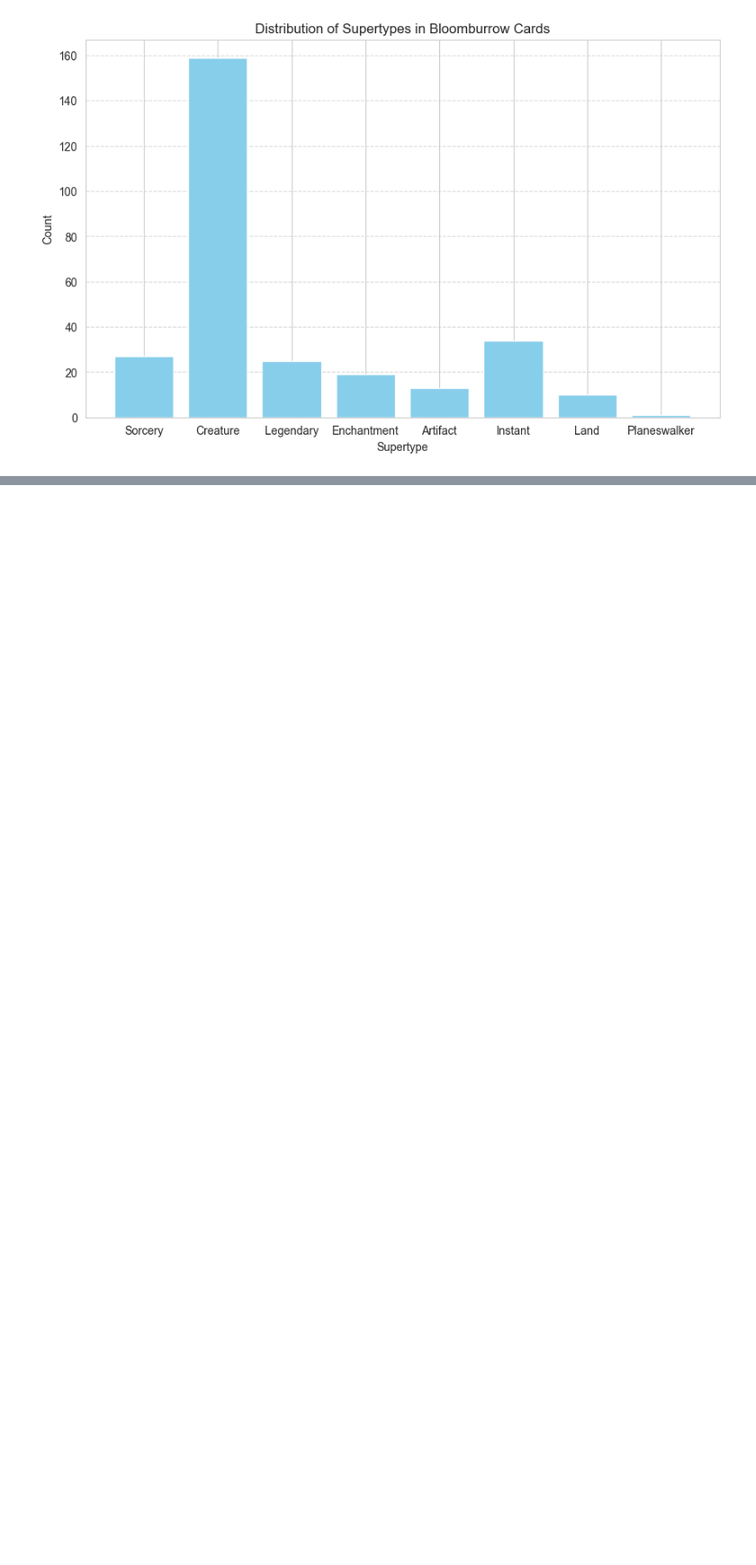
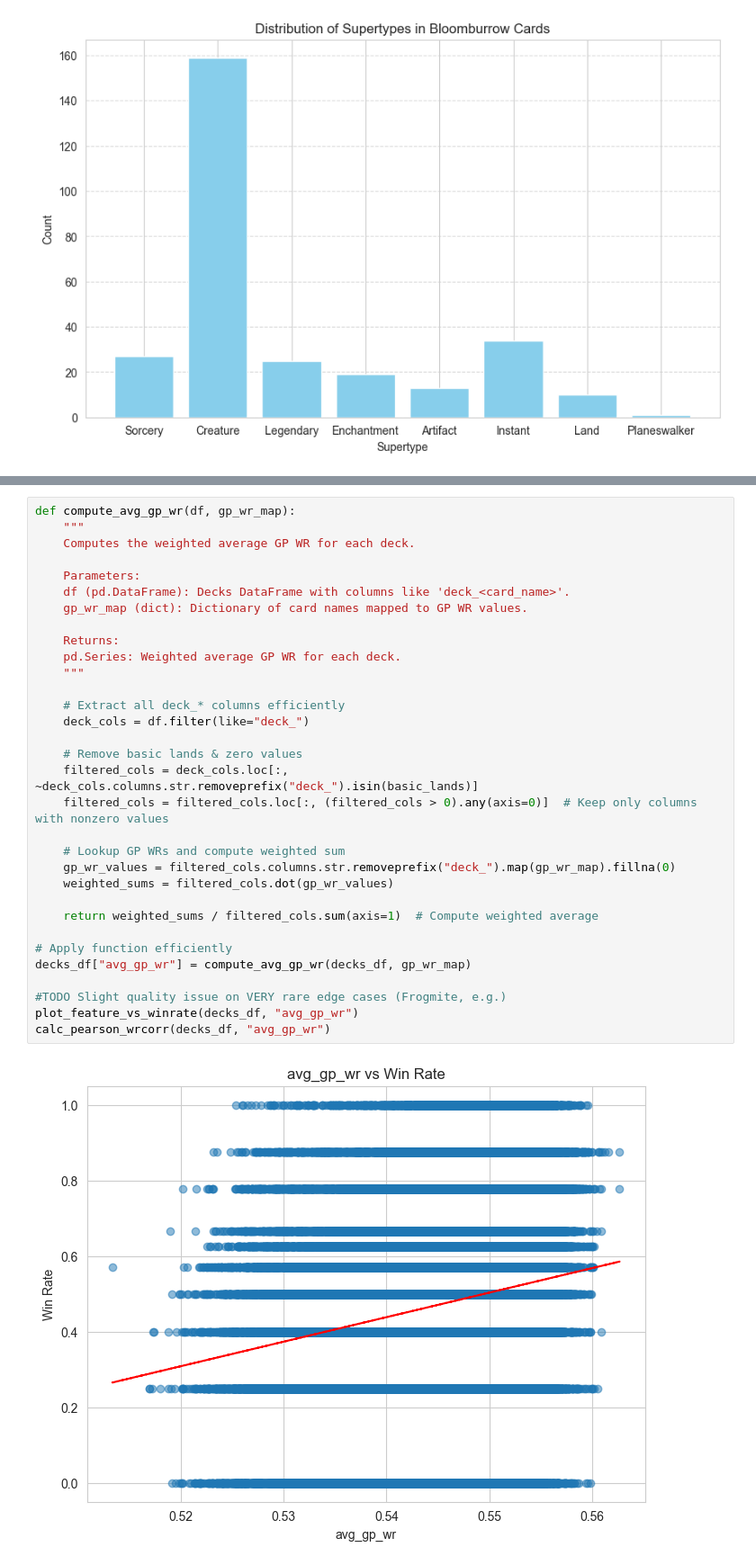
Before and after one commit to pauldennis2/manafest-destiny, a Jupyter notebook: presentation_notebook.ipynb, the cells around one changed output, grey strips where cells are left out. Shown at 90% size. Saved outputs shown, nothing was run; the diff lists cells and outputs as text; blank space fills up the shorter version.

```diff
--- a/presentation_notebook.ipynb
+++ b/presentation_notebook.ipynb
@@ -1057,0 +1275,34 @@ This notebook will show a simplified process flow that does NOT include Neural n
+# %%
+def compute_avg_gp_wr(df, gp_wr_map):
+    """
+    Computes the weighted average GP WR for each deck.
+
+    Parameters:
+    df (pd.DataFrame): Decks DataFrame with columns like 'deck_<card_name>'.
+    gp_wr_map (dict): Dictionary of card names mapped to GP WR values.
+
+    Returns:
+    pd.Series: Weighted average GP WR for each deck.
+    """
+
+    # Extract all deck_* columns efficiently
+    deck_cols = df.filter(like="deck_")
+
+    # Remove basic lands & zero values
+    filtered_cols = deck_cols.loc[:, ~deck_cols.columns.str.removeprefix("deck_").isin(basic_lands)]
+    filtered_cols = filtered_cols.loc[:, (filtered_cols > 0).any(axis=0)]  # Keep only columns with nonzero values
+
+    # Lookup GP WRs and compute weighted sum
+    gp_wr_values = filtered_cols.columns.str.removeprefix("deck_").map(gp_wr_map).fillna(0)
+    weighted_sums = filtered_cols.dot(gp_wr_values)
+
+    return weighted_sums / filtered_cols.sum(axis=1)  # Compute weighted average
+
+# Apply function efficiently
+decks_df["avg_gp_wr"] = compute_avg_gp_wr(decks_df, gp_wr_map)
+
+#TODO Slight quality issue on VERY rare edge cases (Frogmite, e.g.)
+plot_feature_vs_winrate(decks_df, "avg_gp_wr")
+calc_pearson_wrcorr(decks_df, "avg_gp_wr")
+# %% [output]
+[figure, added]
```
Also changed, not shown: parts of 22 cells of this notebook.
